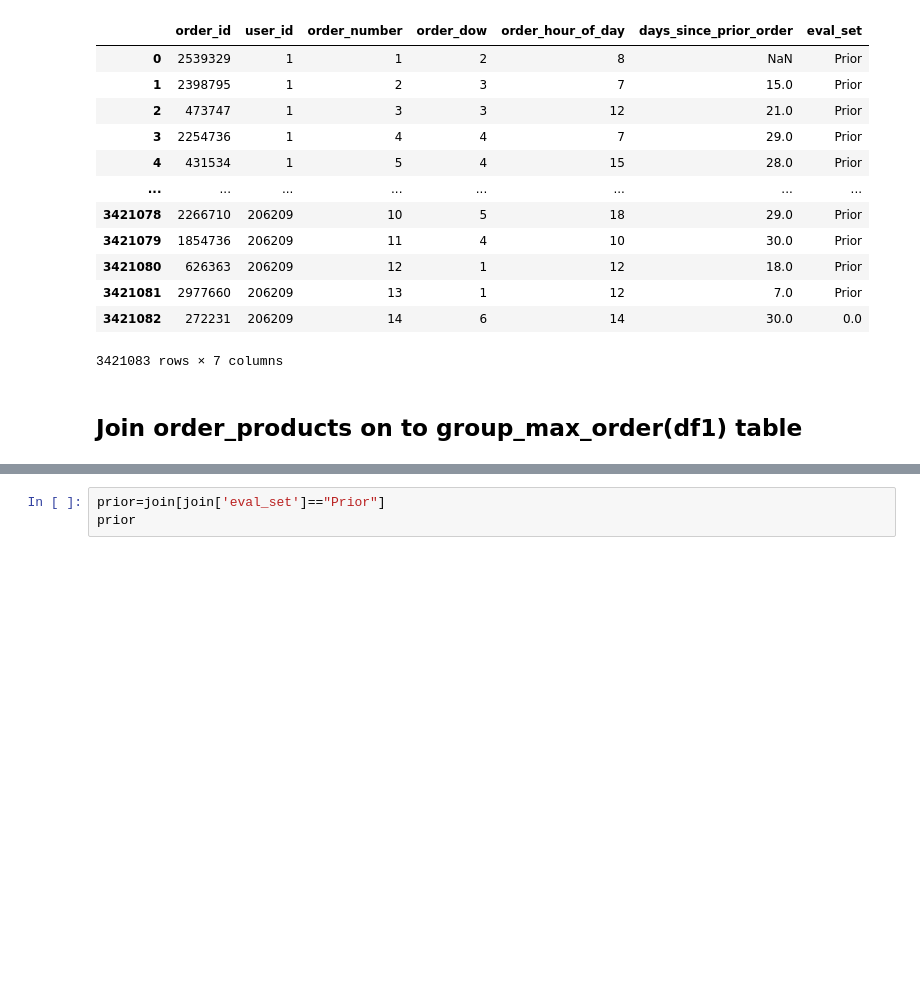
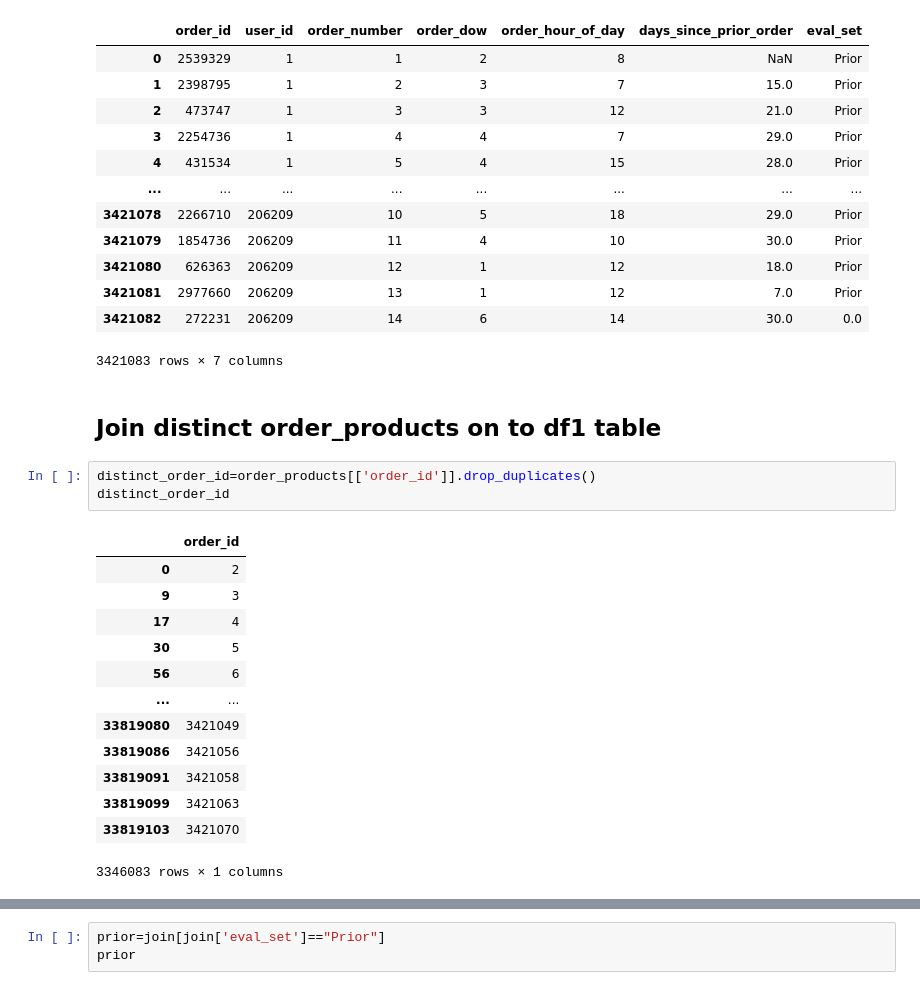
Before and after one commit to Jinglinhui/My-codes, a Jupyter notebook: test_train.ipynb, the cells around one changed output, grey strips where cells are left out. Drawn from its saved outputs; the diff is of its cells as text; blank space fills up the shorter version.

```diff
--- a/test_train.ipynb
+++ b/test_train.ipynb
@@ -77,4 +64,21 @@ df1
 | 3421082 | 272231 | 206209 | 14 | 6 | 14 | 30.0 | 0.0 |
 3421083 rows × 7 columns
 # %% [markdown]
-## Join order_products on to group_max_order(df1) table
+## Join distinct order_products on to df1  table
+# %%
+distinct_order_id=order_products[['order_id']].drop_duplicates()
+distinct_order_id
+# %% [output]
+|  | order_id |
+| 0 | 2 |
+| 9 | 3 |
+| 17 | 4 |
+| 30 | 5 |
+| 56 | 6 |
+| ... | ... |
+| 33819080 | 3421049 |
+| 33819086 | 3421056 |
+| 33819091 | 3421058 |
+| 33819099 | 3421063 |
+| 33819103 | 3421070 |
+3346083 rows × 1 columns
```
Also changed, not shown: parts of 16 cells of this notebook.
